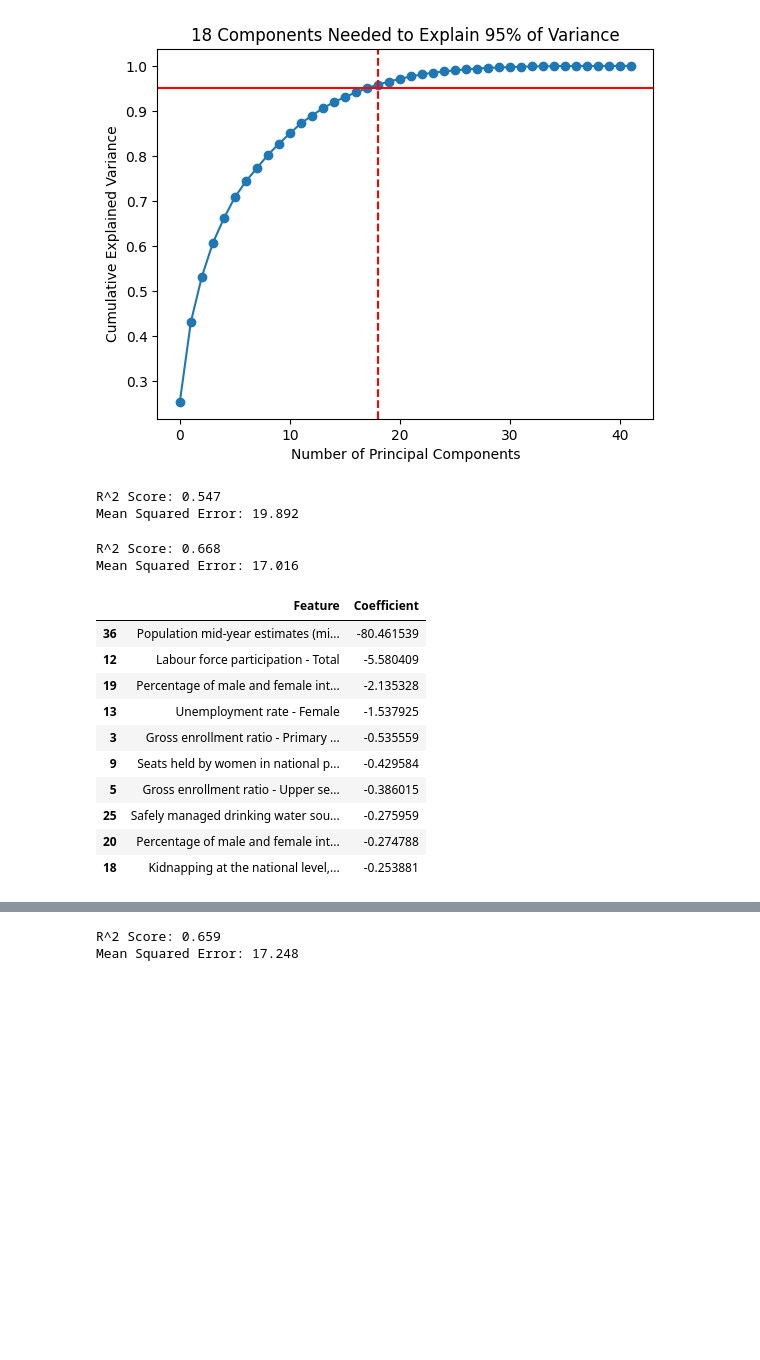
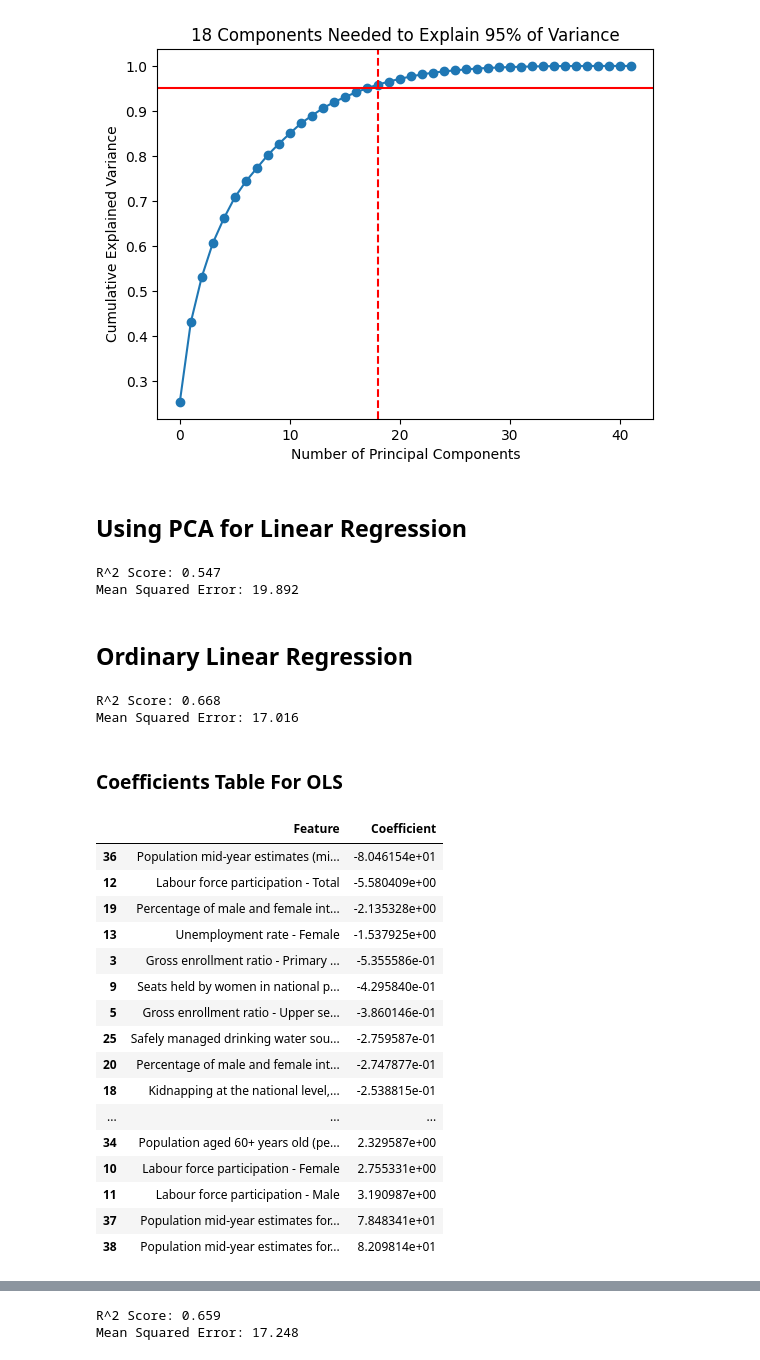
Before and after one commit to AidanMayhue/ml_3021_project, a Jupyter notebook: Results/Results.ipynb, the cells around one changed output, grey strips where cells are left out. Drawn from its saved outputs; the diff is of its cells as text; code cells hidden in the pictures; blank space fills up the shorter version.

```diff
--- a/Results/Results.ipynb
+++ b/Results/Results.ipynb
@@ -77,6 +81,8 @@ plt.title(f'{n_components_95} Components Needed to Explain 95% of Variance')
 plt.show()
 # %% [output]
 [figure]
+# %% [markdown]
+## Using PCA for Linear Regression
 # %%
 from sklearn.linear_model import LinearRegression
 from sklearn.model_selection import train_test_split
@@ -101,6 +107,8 @@ print(f"Mean Squared Error: {np.sqrt(mean_squared_error(y_test, y_pred)):.3f}")
 # %% [output]
 R^2 Score: 0.547
 Mean Squared Error: 19.892
+# %% [markdown]
+## Ordinary Linear Regression
 # %%
 X = df_imputed.iloc[:, 9:]
 y = df_imputed.iloc[:, 8]
@@ -117,22 +125,30 @@ print(f"Mean Squared Error: {np.sqrt(mean_squared_error(y_test, y_pred)):.3f}")
 # %% [output]
 R^2 Score: 0.668
 Mean Squared Error: 17.016
+# %% [markdown]
+### Coefficients Table For OLS
 # %%
 coefficients = reg.coef_
 feature_names = X.columns
 
 coeff_df = pd.DataFrame({'Feature': feature_names, 'Coefficient': coefficients})
 
-coeff_df.sort_values(by = "Coefficient", ascending = True).head(10)
+coeff_df.sort_values(by = "Coefficient", ascending = True)
 # %% [output]
 |  | Feature | Coefficient |
-| 36 | Population mid-year estimates (mi... | -80.461539 |
-| 12 | Labour force participation - Total | -5.580409 |
-| 19 | Percentage of male and female int... | -2.135328 |
-| 13 | Unemployment rate - Female | -1.537925 |
-| 3 | Gross enrollment ratio - Primary ... | -0.535559 |
-| 9 | Seats held by women in national p... | -0.429584 |
-| 5 | Gross enrollment ratio - Upper se... | -0.386015 |
-| 25 | Safely managed drinking water sou... | -0.275959 |
-| 20 | Percentage of male and female int... | -0.274788 |
-| 18 | Kidnapping at the national level,... | -0.253881 |
+| 36 | Population mid-year estimates (mi... | -8.046154e+01 |
+| 12 | Labour force participation - Total | -5.580409e+00 |
+| 19 | Percentage of male and female int... | -2.135328e+00 |
+| 13 | Unemployment rate - Female | -1.537925e+00 |
+| 3 | Gross enrollment ratio - Primary ... | -5.355586e-01 |
+| 9 | Seats held by women in national p... | -4.295840e-01 |
+| 5 | Gross enrollment ratio - Upper se... | -3.860146e-01 |
+| 25 | Safely managed drinking water sou... | -2.759587e-01 |
+| 20 | Percentage of male and female int... | -2.747877e-01 |
+| 18 | Kidnapping at the national level,... | -2.538815e-01 |
+| ... | ... | ... |
+| 34 | Population aged 60+ years old (pe... | 2.329587e+00 |
+| 10 | Labour force participation - Female | 2.755331e+00 |
+| 11 | Labour force participation - Male | 3.190987e+00 |
+| 37 | Population mid-year estimates for... | 7.848341e+01 |
+| 38 | Population mid-year estimates for... | 8.209814e+01 |
```
Also changed, not shown: parts of 8 cells of this notebook.
